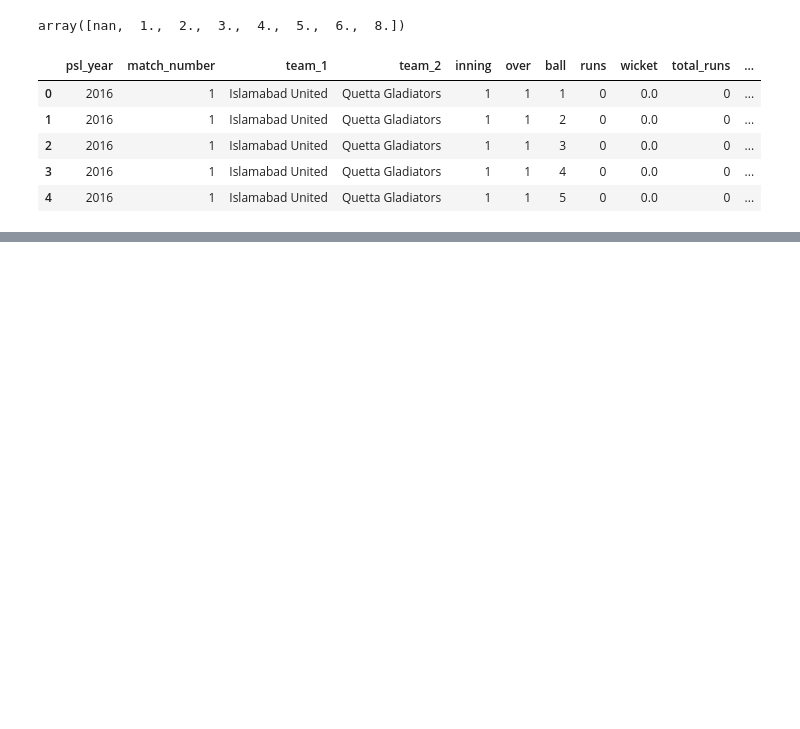
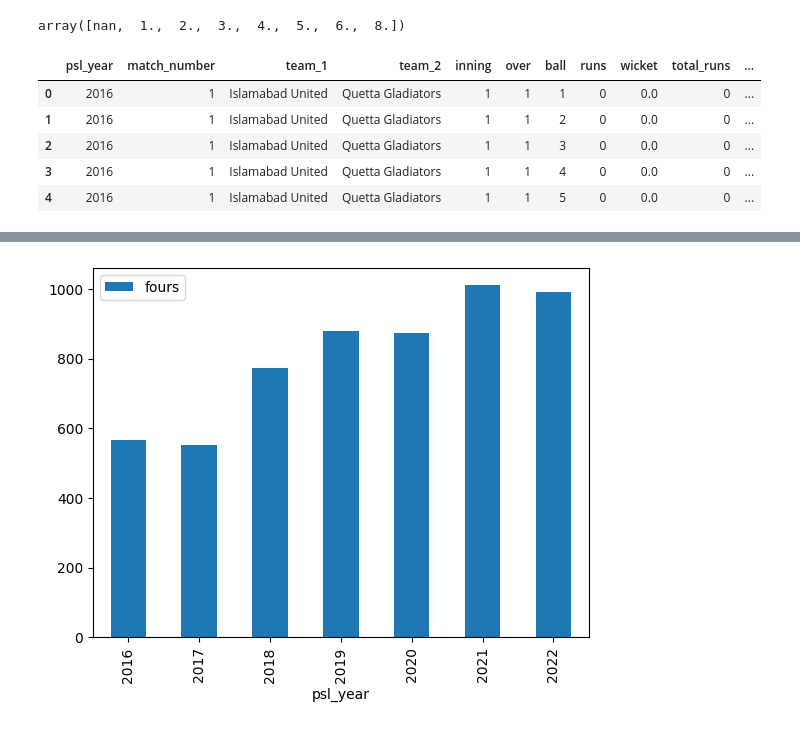
Before and after one commit to RasibHassan/Cricket-Match-Win-Predicition, a Jupyter notebook: PSL_WIN_PREDICTION.ipynb, the cells around one changed output, grey strips where cells are left out. Saved outputs shown, nothing was run; the diff lists cells and outputs as text; code cells hidden in the pictures; blank space fills up the shorter version.

```diff
--- a/PSL_WIN_PREDICTION.ipynb
+++ b/PSL_WIN_PREDICTION.ipynb
@@ -43,0 +91,9 @@ df.head()
+# %%
+boundries_df =df.groupby(['psl_year']).agg(
+    fours = ('is_four','sum'),
+    sixes = ('is_six','sum'),
+    matches = ('match_number','max')
+
+)
+boundries_df = boundries_df.reset_index()
+boundries_df
@@ -43,0 +109,4 @@ df.head()
+# %%
+ax =boundries_df.plot('psl_year', 'fours', kind='bar')
+# %% [output]
+[figure, added]
```
Also changed, not shown: parts of 9 cells of this notebook.
